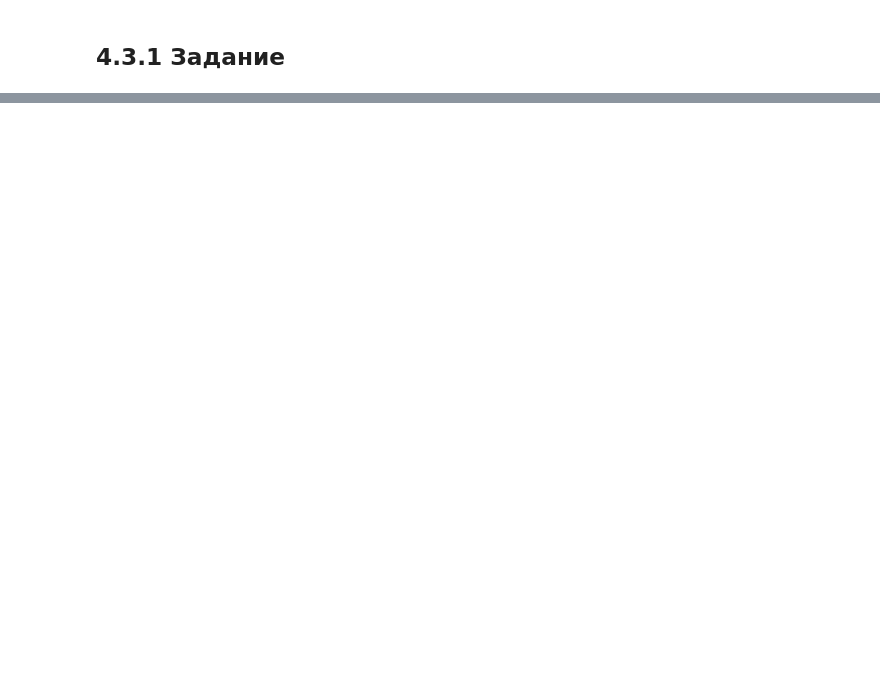
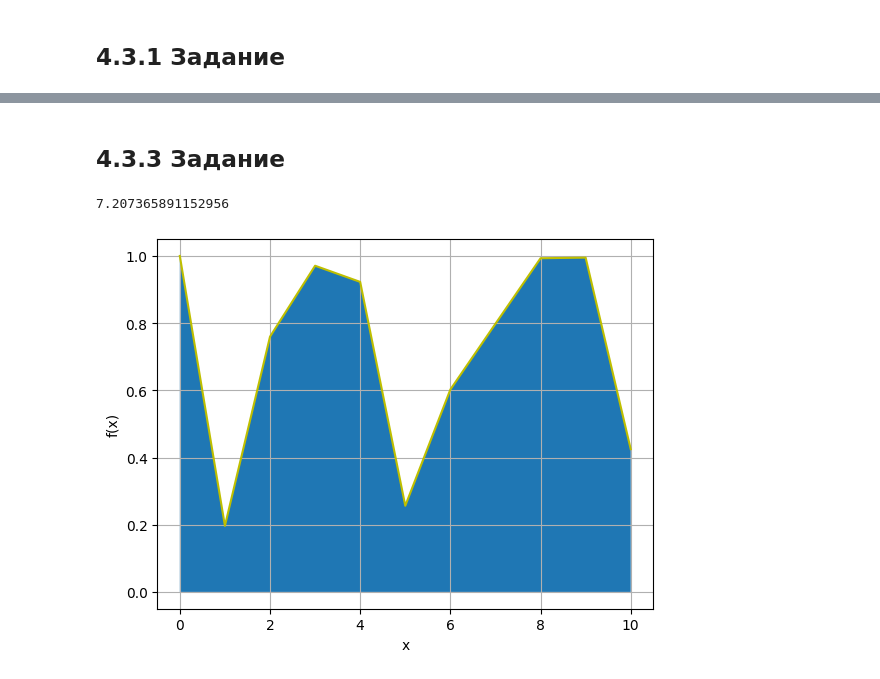
Before and after one commit to ilyamed-mirea/4_AI, a Jupyter notebook: pr1.ipynb, the cells around one changed output, grey strips where cells are left out. Drawn from its saved outputs; the diff is of its cells as text; code cells hidden in the pictures; blank space fills up the shorter version.

```diff
--- a/pr1.ipynb
+++ b/pr1.ipynb
@@ -224,0 +279,27 @@ for i in range(0, 10):
+# %% [markdown]
+## 4.3.3 Задание
+# %%
+import numpy as np
+from scipy.integrate import simps
+from numpy import trapz
+
+
+def f(x):
+    return np.abs(np.cos(x * np.power(np.cos(x) + np.log(x + 1), np.e)))
+
+
+res = []
+for i in range(0, 11):
+    res.append(f(i))
+
+x = np.arange(0, 11, 1)
+plt.grid()
+plt.plot(x, res, c='y')
+plt.fill_between(x, res)
+plt.xlabel('x')
+plt.ylabel('f(x)')
+area = trapz(res)
+print(area)
+# %% [output]
+7.207365891152956
+[figure, added]
```
Also changed, not shown: parts of 11 cells of this notebook.
